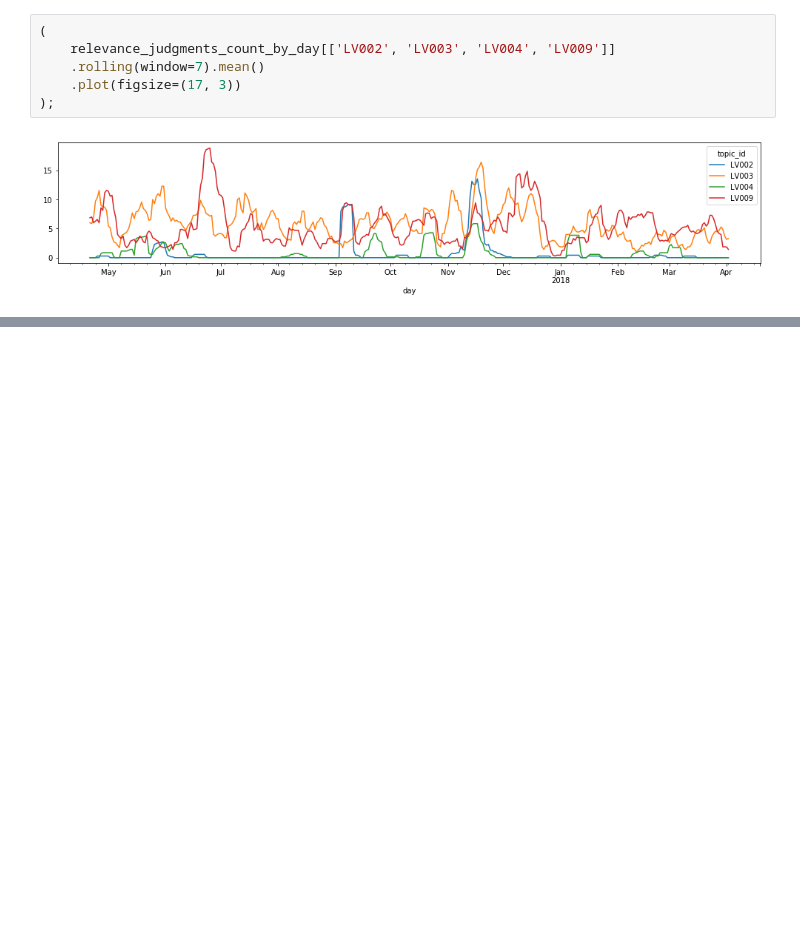
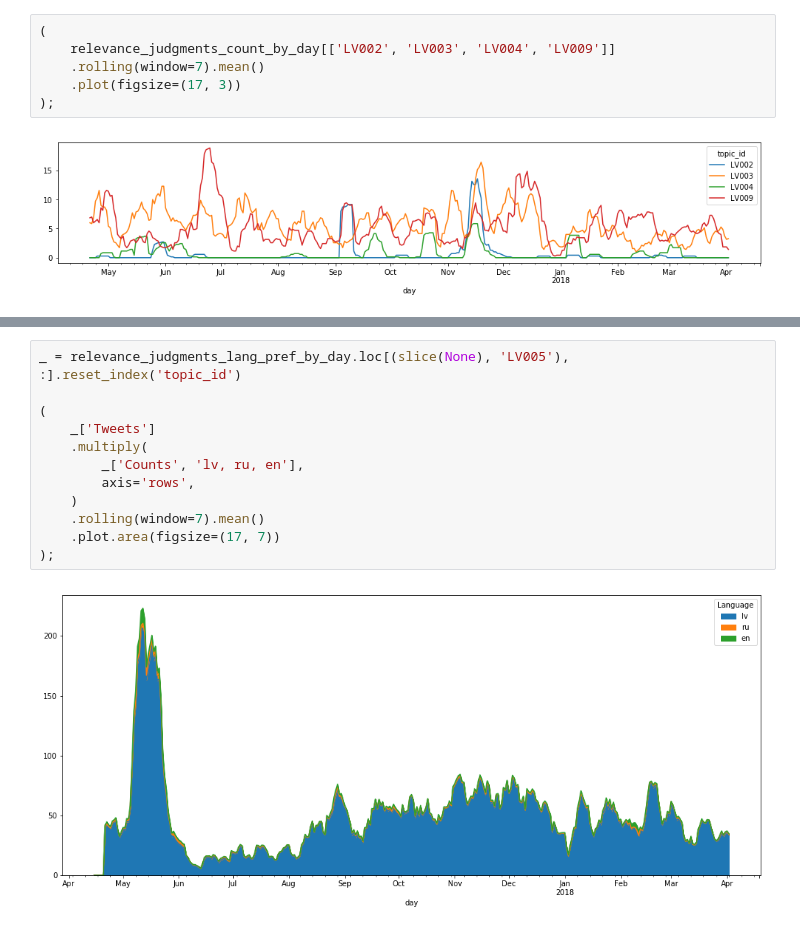
Before and after one commit to dimazest/2018-lv2, a Jupyter notebook: supplement/notebook.ipynb, the cells around one changed output, grey strips where cells are left out. Drawn from its saved outputs; the diff is of its cells as text; blank space fills up the shorter version.

```diff
--- a/supplement/notebook.ipynb
+++ b/supplement/notebook.ipynb
@@ -128,0 +178,14 @@ relevance_judgments_count_by_day = (
+# %%
+_ = relevance_judgments_lang_pref_by_day.loc[(slice(None), 'LV005'), :].reset_index('topic_id')
+
+(
+    _['Tweets']
+    .multiply(
+        _['Counts', 'lv, ru, en'],
+        axis='rows',
+    )
+    .rolling(window=7).mean()
+    .plot.area(figsize=(17, 7))
+);
+# %% [output]
+[figure, added]
```
Also changed, not shown: parts of 5 cells of this notebook, 2 other files.
